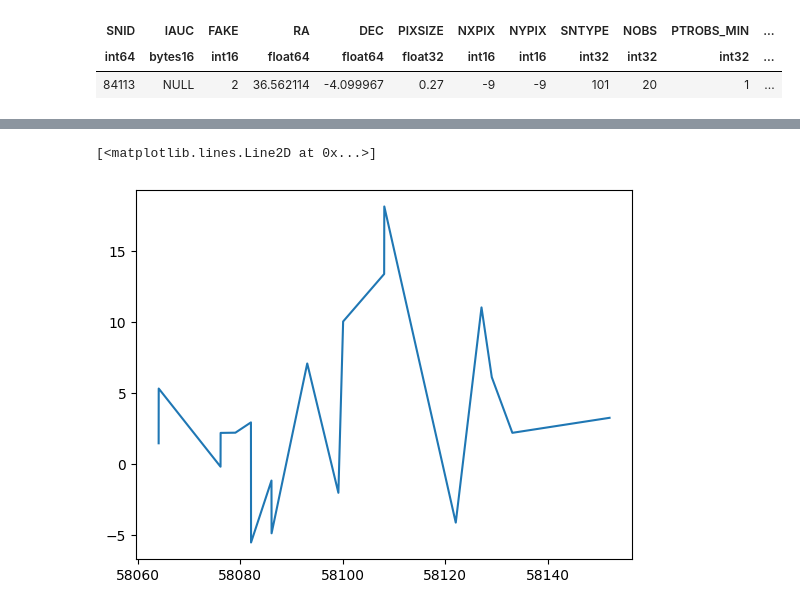
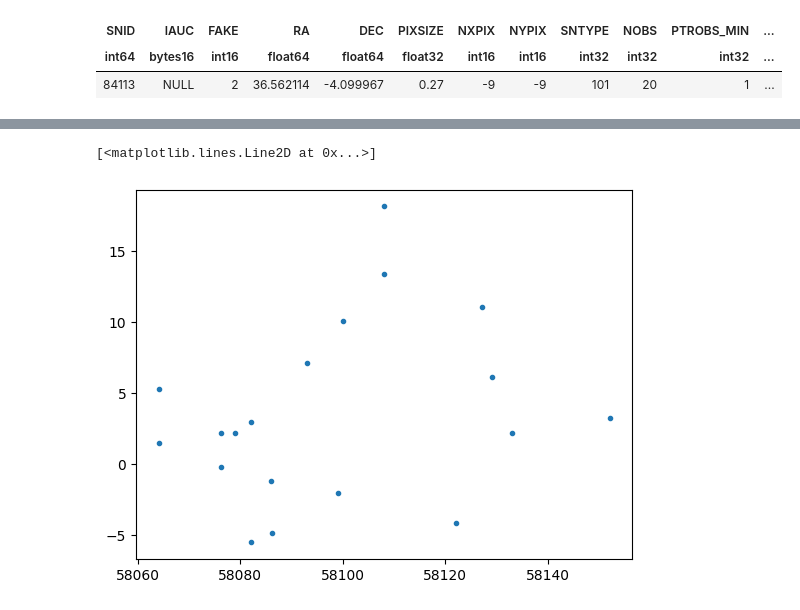
Before and after one commit to jasonlee17/DESSN5YR_TESTDR, a Jupyter notebook: docs/tutorial/01-load_data.ipynb, the cells around one changed output, grey strips where cells are left out. Drawn from its saved outputs; the diff is of its cells as text; code cells hidden in the pictures.

```diff
--- a/docs/tutorial/01-load_data.ipynb
+++ b/docs/tutorial/01-load_data.ipynb
@@ -83,5 +84,5 @@ lc
 # %%
-plt.plot(lc['MJD'], lc['FLUXCAL'])
+plt.plot(lc['MJD'], lc['FLUXCAL'], '.')
 # %% [output]
 [<matplotlib.lines.Line2D at 0x...>]
-[figure, old version]
+[figure, new version]
```
Also changed, not shown: parts of 3 cells of this notebook, 4 other files.
